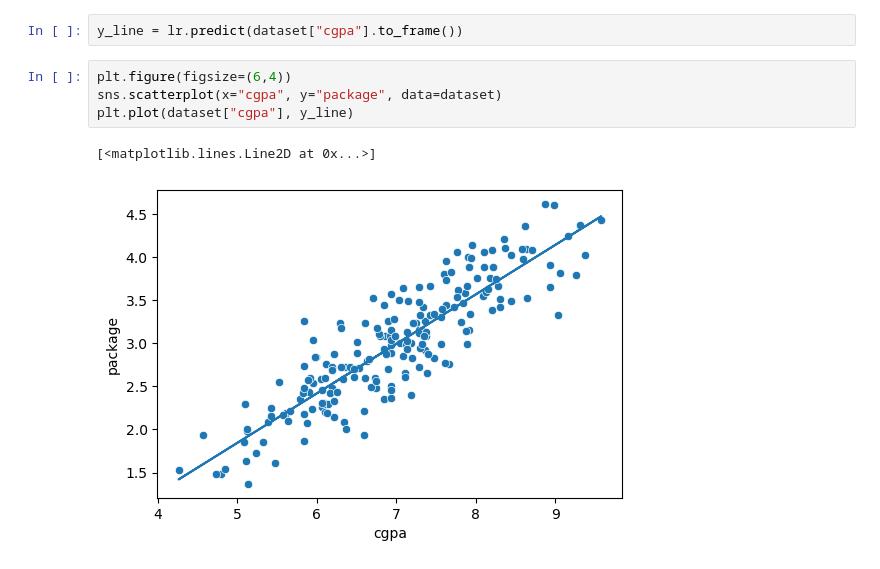
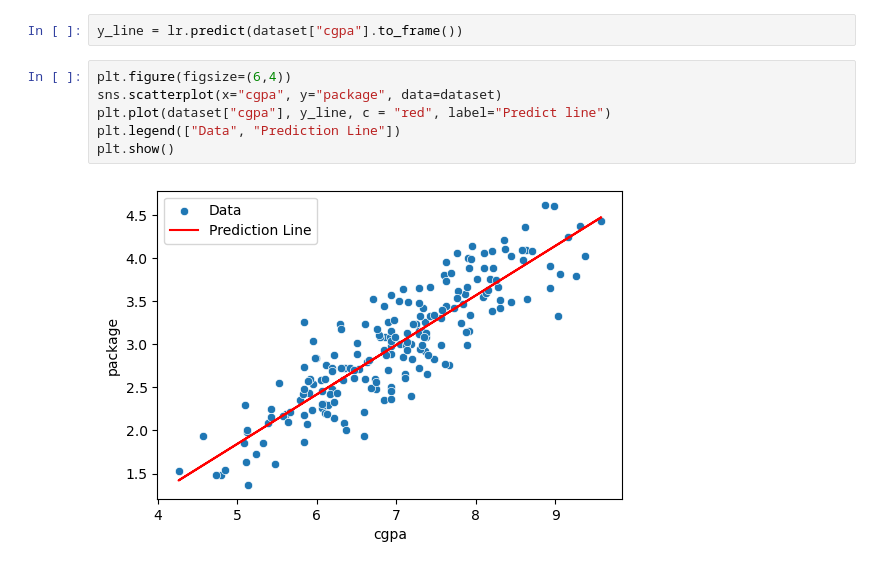
Before and after one commit to Akhilesh1501/Data-Science-Anaconda, a Jupyter notebook: Regression analysis/simple-linear-regression-analysis.ipynb, the cells around one changed output. Cells and saved outputs as stored; diff of their text form.

```diff
--- a/Regression analysis/simple-linear-regression-analysis.ipynb
+++ b/Regression analysis/simple-linear-regression-analysis.ipynb
@@ -80,7 +80,8 @@ y_line = lr.predict(dataset["cgpa"].to_frame())
 # %%
 plt.figure(figsize=(6,4))
 sns.scatterplot(x="cgpa", y="package", data=dataset)
-plt.plot(dataset["cgpa"], y_line)
+plt.plot(dataset["cgpa"], y_line, c = "red", label="Predict line")
+plt.legend(["Data", "Prediction Line"])
+plt.show()
 # %% [output]
-[<matplotlib.lines.Line2D at 0x...>]
-[figure, old version]
+[figure, new version]
```
